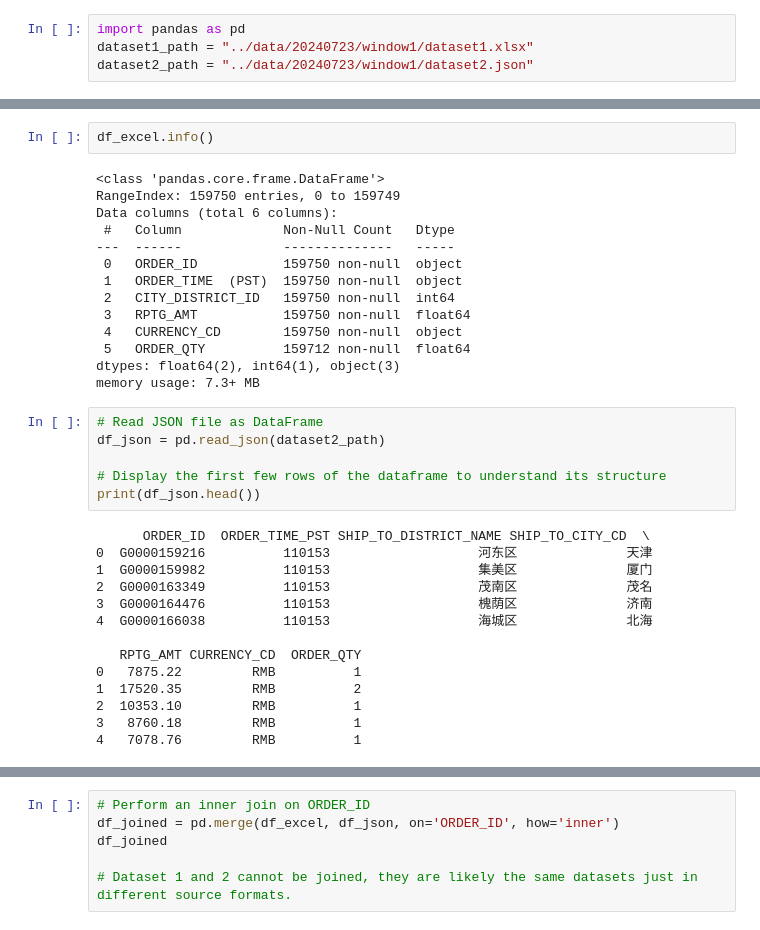
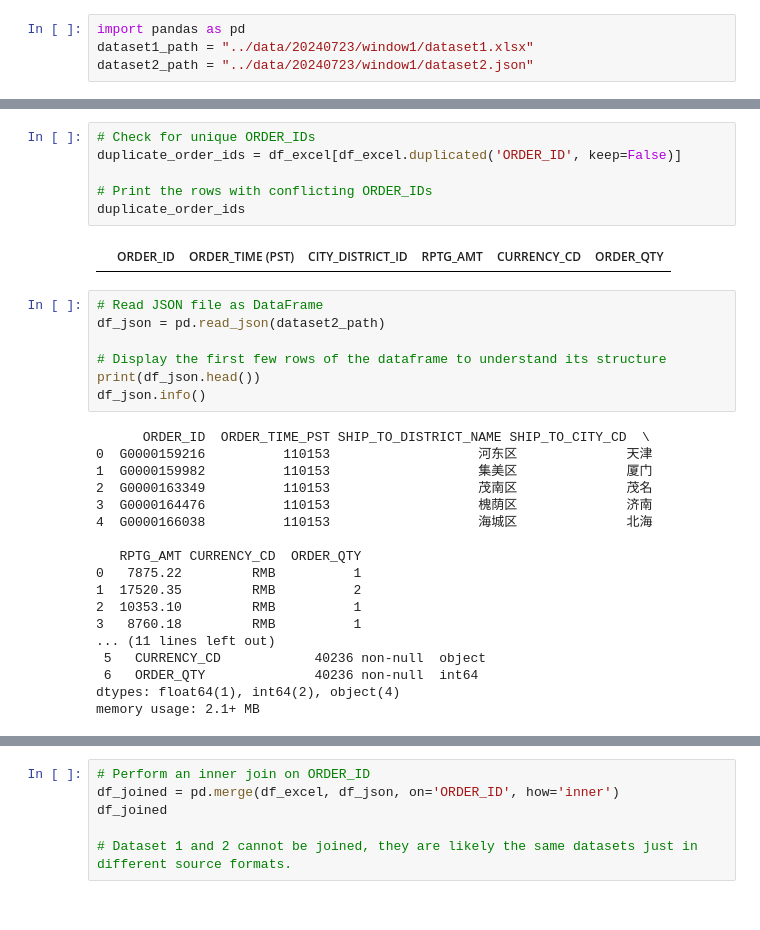
Before and after one commit to thatguylah/fluffy-fortnight, a Jupyter notebook: eda/exploratory_data_analysis.ipynb, the cells around one changed output, grey strips where cells are left out. Cells and saved outputs as stored; diff of their text form.

```diff
--- a/eda/exploratory_data_analysis.ipynb
+++ b/eda/exploratory_data_analysis.ipynb
@@ -64,25 +30,18 @@ df_excel
-# %%
-df_excel.info()
-# %% [output]
-<class 'pandas.core.frame.DataFrame'>
-RangeIndex: 159750 entries, 0 to 159749
-Data columns (total 6 columns):
- #   Column             Non-Null Count   Dtype
----  ------             --------------   -----
- 0   ORDER_ID           159750 non-null  object
- 1   ORDER_TIME  (PST)  159750 non-null  object
- 2   CITY_DISTRICT_ID   159750 non-null  int64
- 3   RPTG_AMT           159750 non-null  float64
- 4   CURRENCY_CD        159750 non-null  object
- 5   ORDER_QTY          159712 non-null  float64
-dtypes: float64(2), int64(1), object(3)
-memory usage: 7.3+ MB
+# %%
+# Check for unique ORDER_IDs
+duplicate_order_ids = df_excel[df_excel.duplicated('ORDER_ID', keep=False)]
+
+# Print the rows with conflicting ORDER_IDs
+duplicate_order_ids
+# %% [output]
+|  | ORDER_ID | ORDER_TIME (PST) | CITY_DISTRICT_ID | RPTG_AMT | CURRENCY_CD | ORDER_QTY |
 # %%
 # Read JSON file as DataFrame
 df_json = pd.read_json(dataset2_path)
 
 # Display the first few rows of the dataframe to understand its structure
 print(df_json.head())
+df_json.info()
 # %% [output]
       ORDER_ID  ORDER_TIME_PST SHIP_TO_DISTRICT_NAME SHIP_TO_CITY_CD  \
 0  G0000159216          110153                   河东区              天津
@@ -96,4 +55,8 @@ print(df_json.head())
 1  17520.35         RMB          2
 2  10353.10         RMB          1
 3   8760.18         RMB          1
-4   7078.76         RMB          1
+... (11 lines left out)
+ 5   CURRENCY_CD            40236 non-null  object
+ 6   ORDER_QTY              40236 non-null  int64
+dtypes: float64(1), int64(2), object(4)
+memory usage: 2.1+ MB
```
Also changed, not shown: parts of 17 cells of this notebook, 4 other files.
